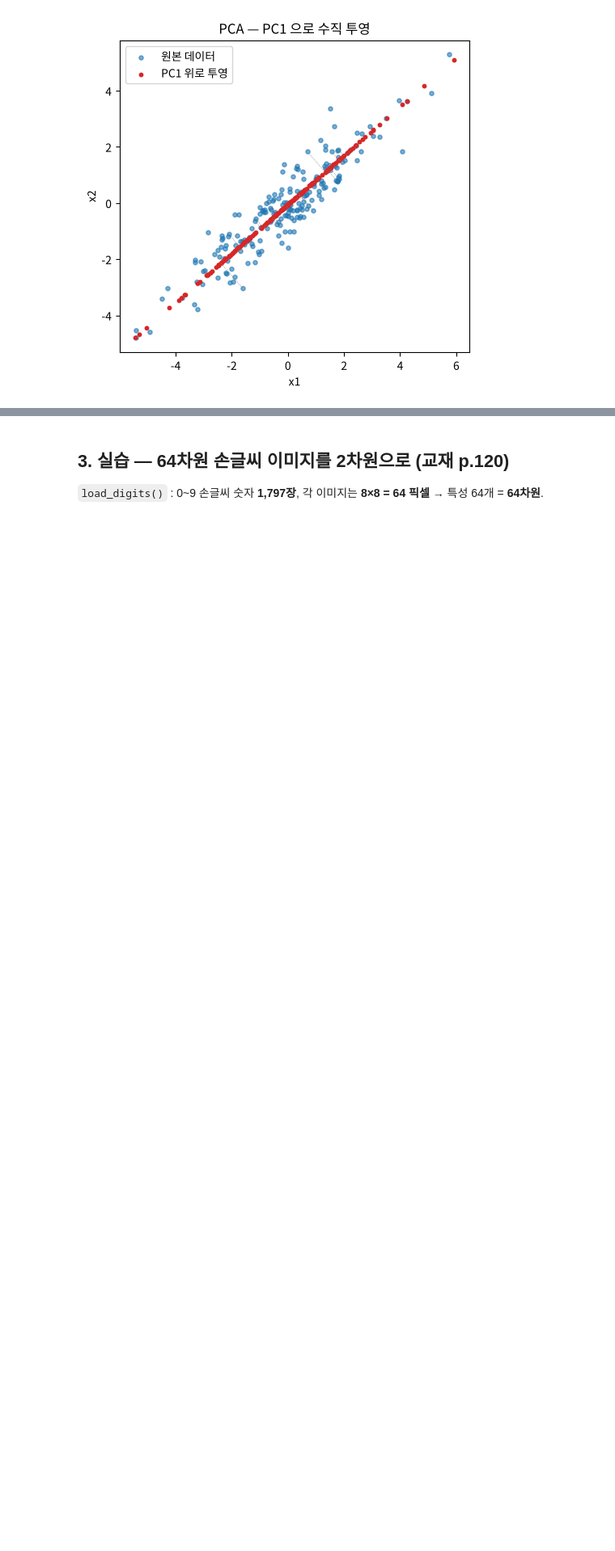
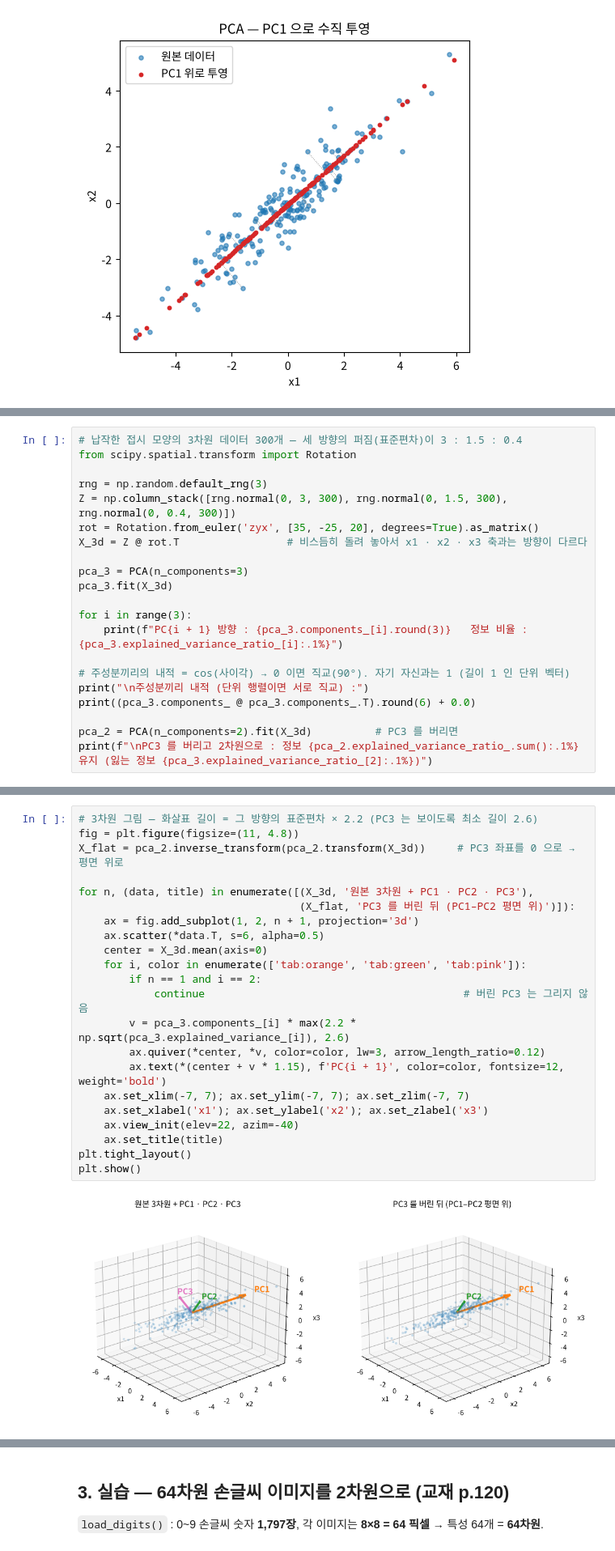
Before and after one commit to funbox-io/SK-Networks-Family-AI-37, a Jupyter notebook: days/2026-10-16/lecture/pca_dimensionality_reduction.ipynb, the cells around one changed output, grey strips where cells are left out. Shown at 81% size. Cells and saved outputs as stored; diff of their text form; blank space fills up the shorter version.

```diff
--- a/days/2026-10-16/lecture/pca_dimensionality_reduction.ipynb
+++ b/days/2026-10-16/lecture/pca_dimensionality_reduction.ipynb
@@ -121,0 +135,21 @@ plt.show()
+# %%
+# 납작한 접시 모양의 3차원 데이터 300개 — 세 방향의 퍼짐(표준편차)이 3 : 1.5 : 0.4
+from scipy.spatial.transform import Rotation
+
+rng = np.random.default_rng(3)
+Z = np.column_stack([rng.normal(0, 3, 300), rng.normal(0, 1.5, 300), rng.normal(0, 0.4, 300)])
+rot = Rotation.from_euler('zyx', [35, -25, 20], degrees=True).as_matrix()
+X_3d = Z @ rot.T                 # 비스듬히 돌려 놓아서 x1 · x2 · x3 축과는 방향이 다르다
+
+pca_3 = PCA(n_components=3)
+pca_3.fit(X_3d)
+
+for i in range(3):
+    print(f"PC{i + 1} 방향 : {pca_3.components_[i].round(3)}   정보 비율 : {pca_3.explained_variance_ratio_[i]:.1%}")
+
+# 주성분끼리의 내적 = cos(사이각) → 0 이면 직교(90°). 자기 자신과는 1 (길이 1 인 단위 벡터)
+print("\n주성분끼리 내적 (단위 행렬이면 서로 직교) :")
+print((pca_3.components_ @ pca_3.components_.T).round(6) + 0.0)
+
+pca_2 = PCA(n_components=2).fit(X_3d)          # PC3 를 버리면
+print(f"\nPC3 를 버리고 2차원으로 : 정보 {pca_2.explained_variance_ratio_.sum():.1%} 유지 (잃는 정보 {pca_3.explained_variance_ratio_[2]:.1%})")
@@ -121,0 +167,24 @@ plt.show()
+# %%
+# 3차원 그림 — 화살표 길이 = 그 방향의 표준편차 × 2.2 (PC3 는 보이도록 최소 길이 2.6)
+fig = plt.figure(figsize=(11, 4.8))
+X_flat = pca_2.inverse_transform(pca_2.transform(X_3d))     # PC3 좌표를 0 으로 → 평면 위로
+
+for n, (data, title) in enumerate([(X_3d, '원본 3차원 + PC1 · PC2 · PC3'),
+                                   (X_flat, 'PC3 를 버린 뒤 (PC1–PC2 평면 위)')]):
+    ax = fig.add_subplot(1, 2, n + 1, projection='3d')
+    ax.scatter(*data.T, s=6, alpha=0.5)
+    center = X_3d.mean(axis=0)
+    for i, color in enumerate(['tab:orange', 'tab:green', 'tab:pink']):
+        if n == 1 and i == 2:
+            continue                                         # 버린 PC3 는 그리지 않음
+        v = pca_3.components_[i] * max(2.2 * np.sqrt(pca_3.explained_variance_[i]), 2.6)
+        ax.quiver(*center, *v, color=color, lw=3, arrow_length_ratio=0.12)
+        ax.text(*(center + v * 1.15), f'PC{i + 1}', color=color, fontsize=12, weight='bold')
+    ax.set_xlim(-7, 7); ax.set_ylim(-7, 7); ax.set_zlim(-7, 7)
+    ax.set_xlabel('x1'); ax.set_ylabel('x2'); ax.set_zlabel('x3')
+    ax.view_init(elev=22, azim=-40)
+    ax.set_title(title)
+plt.tight_layout()
+plt.show()
+# %% [output]
+[figure, added]
```
Also changed, not shown: parts of 14 cells of this notebook, 4 other files.
